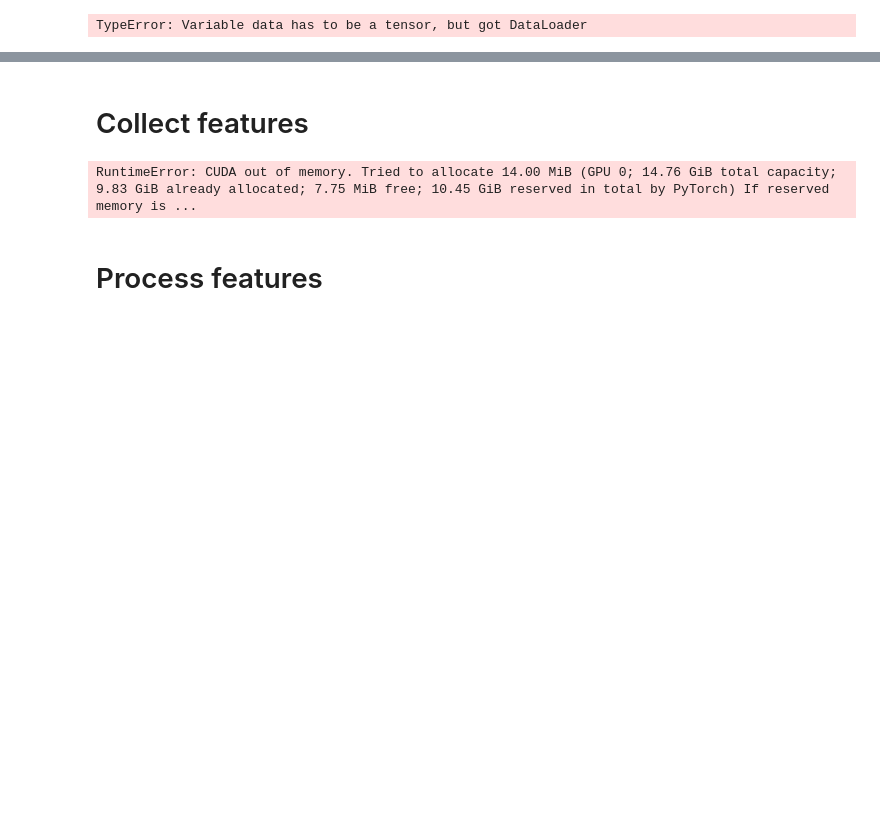
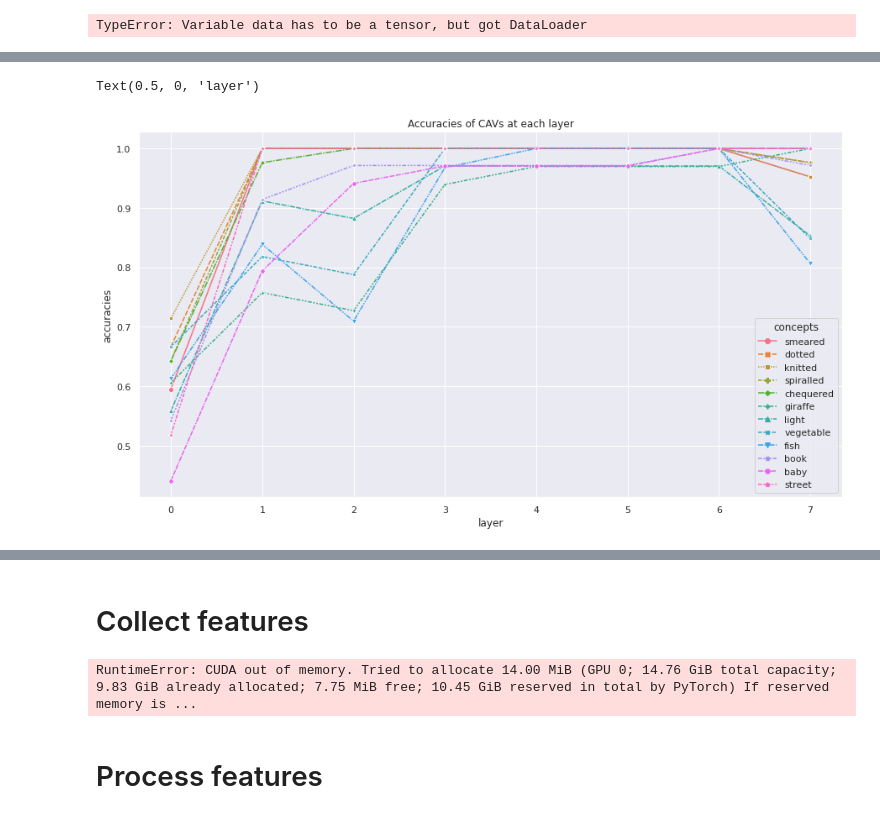
Before and after one commit to hellovivian/text2image, a Jupyter notebook: TCAV_Pytorch_for_CLIP_multiple_classes.ipynb, the cells around one changed output, grey strips where cells are left out. Saved outputs shown, nothing was run; the diff lists cells and outputs as text; code cells hidden in the pictures; blank space fills up the shorter version.

```diff
--- a/TCAV_Pytorch_for_CLIP_multiple_classes.ipynb
+++ b/TCAV_Pytorch_for_CLIP_multiple_classes.ipynb
@@ -189,7 +189,9 @@ all_img_tensors = torch.vstack([positive_img_tensors, negative_img_tensors])
 # %%
 folder = '/home/valentinedhauteville/dataset/tcav/concepts/'
 # image_classes = ['smeared','dotted', 'knitted', 'spiralled', 'chequered']
-image_classes = ['giraffe','light','vegetable','fish','book', 'baby', 'street']
+# image_classes = ['giraffe','light','vegetable','fish','book', 'baby', 'street']
+image_classes = ['smeared','dotted', 'knitted', 'spiralled', 'chequered',
+                 'giraffe','light','vegetable','fish','book', 'baby', 'street']
 image_tensors = np.zeros((len(image_classes),2), dtype=object) # [{positive, negative}, image_class]
 num_rand_folders = 5
 for num_class, img_class in enumerate(image_classes):
@@ -199,8 +201,3 @@ for num_class, img_class in enumerate(image_classes):
     neg_files = os.listdir(random_folder)[:len(pos_files)]
     image_tensors[num_class,0] = torch.vstack([get_img_tensors(img, class_folder) for img in pos_files]) # positive tensors
     image_tensors[num_class,1] = torch.vstack([get_img_tensors(img, random_folder) for img in neg_files]) # negative tensors
-
-#     pos_encoding = [encode_images(filename) for filename in pos_files]
-#     neg_encoding = [encode_images(filename) for filename in neg_files]
-#     pos_concepts = torch.vstack(pos_encoding)
-#     neg_concepts = torch.vstack(neg_encoding)
@@ -471,0 +585,19 @@ array(['layer0', 'layer1', 'layer3', 'layer5', 'layer7', 'layer9',
+# %%
+n_acc = np.load("negative_results_all_classes.npy", allow_pickle=True)
+acc = np.load("test_results_all.npy", allow_pickle=True)
+# %%
+import seaborn as sns
+import pandas as pd
+df = pd.DataFrame(acc, index = image_classes)
+df.index.name = 'concepts'
+df_2 = df.transpose()
+sns.set(rc = {'figure.figsize':(15,8)})
+# for i in range(len(image_classes)):
+#     ax = sns.lineplot(data=acc[i], markers=True)
+ax = sns.lineplot(data=df_2, markers=True)
+ax.set_title('Accuracies of CAVs at each layer')
+ax.set_ylabel('accuracies')
+ax.set_xlabel('layer')
+# %% [output]
+Text(0.5, 0, 'layer')
+[figure, added]
```
Also changed, not shown: parts of 32 cells of this notebook.
